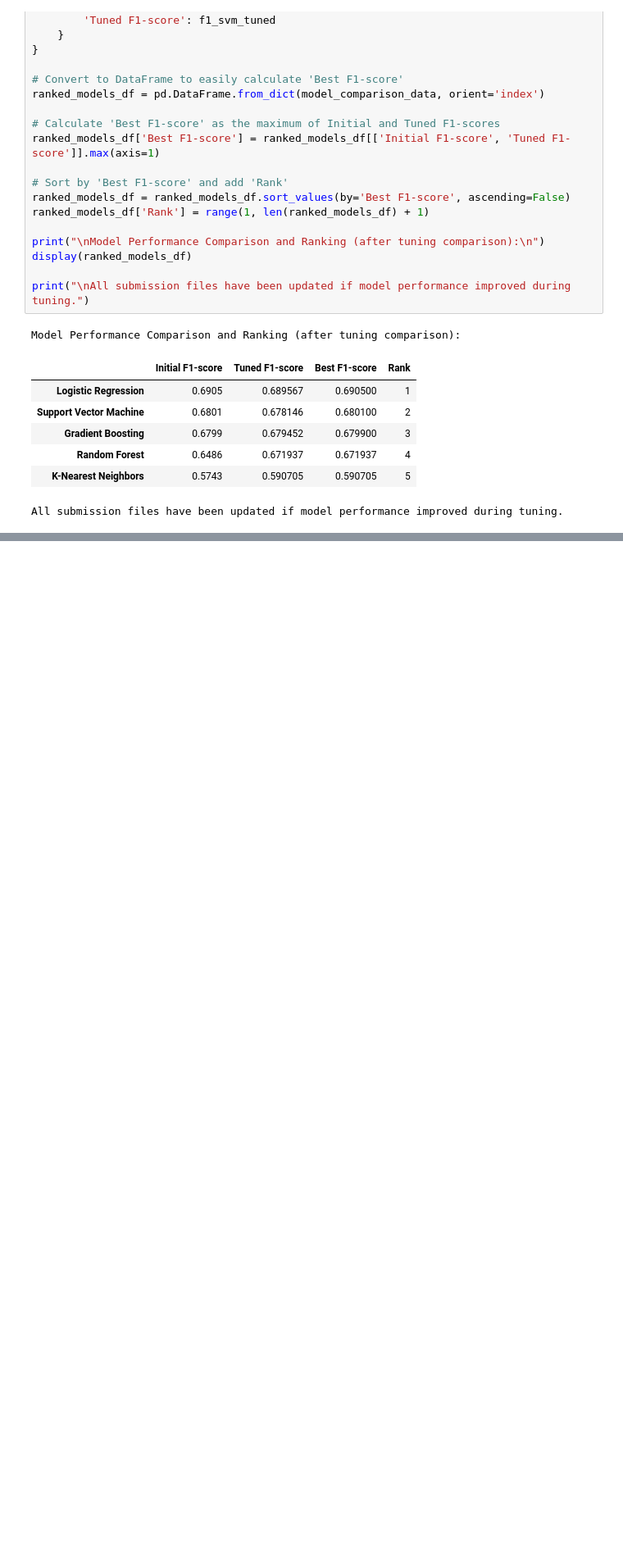
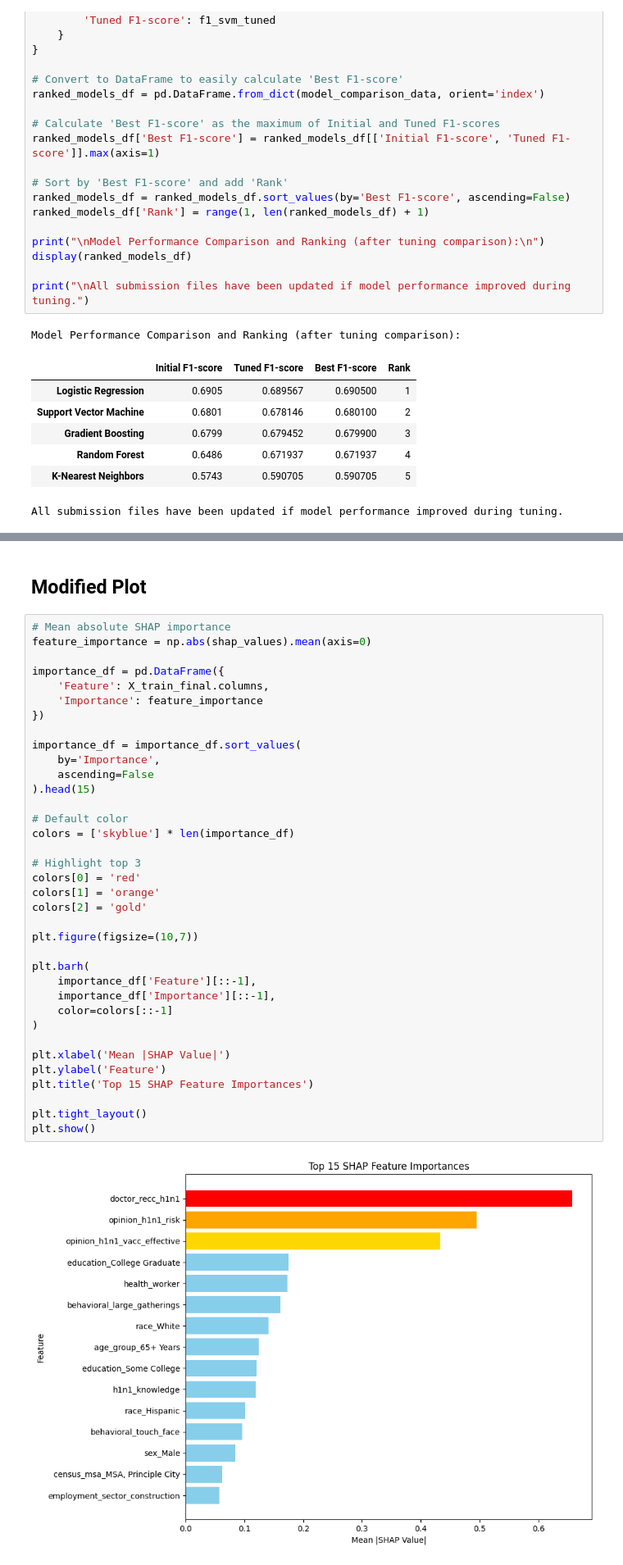
Before and after one commit to San0160/Hackathon_10_7_Dataset_B, a Jupyter notebook: Hackathon_10_7_dataset_B.ipynb, the cells around one changed output, grey strips where cells are left out. Shown at 82% size. Cells and saved outputs as stored; diff of their text form; blank space fills up the shorter version.

```diff
--- a/Hackathon_10_7_dataset_B.ipynb
+++ b/Hackathon_10_7_dataset_B.ipynb
@@ -861,0 +890,40 @@ All submission files have been updated if model performance improved during tuni
+# %% [markdown]
+## Modified Plot
+# %%
+# Mean absolute SHAP importance
+feature_importance = np.abs(shap_values).mean(axis=0)
+
+importance_df = pd.DataFrame({
+    'Feature': X_train_final.columns,
+    'Importance': feature_importance
+})
+
+importance_df = importance_df.sort_values(
+    by='Importance',
+    ascending=False
+).head(15)
+
+# Default color
+colors = ['skyblue'] * len(importance_df)
+
+# Highlight top 3
+colors[0] = 'red'
+colors[1] = 'orange'
+colors[2] = 'gold'
+
+plt.figure(figsize=(10,7))
+
+plt.barh(
+    importance_df['Feature'][::-1],
+    importance_df['Importance'][::-1],
+    color=colors[::-1]
+)
+
+plt.xlabel('Mean |SHAP Value|')
+plt.ylabel('Feature')
+plt.title('Top 15 SHAP Feature Importances')
+
+plt.tight_layout()
+plt.show()
+# %% [output]
+[figure, added]
```
Also changed, not shown: parts of 5 cells of this notebook.
